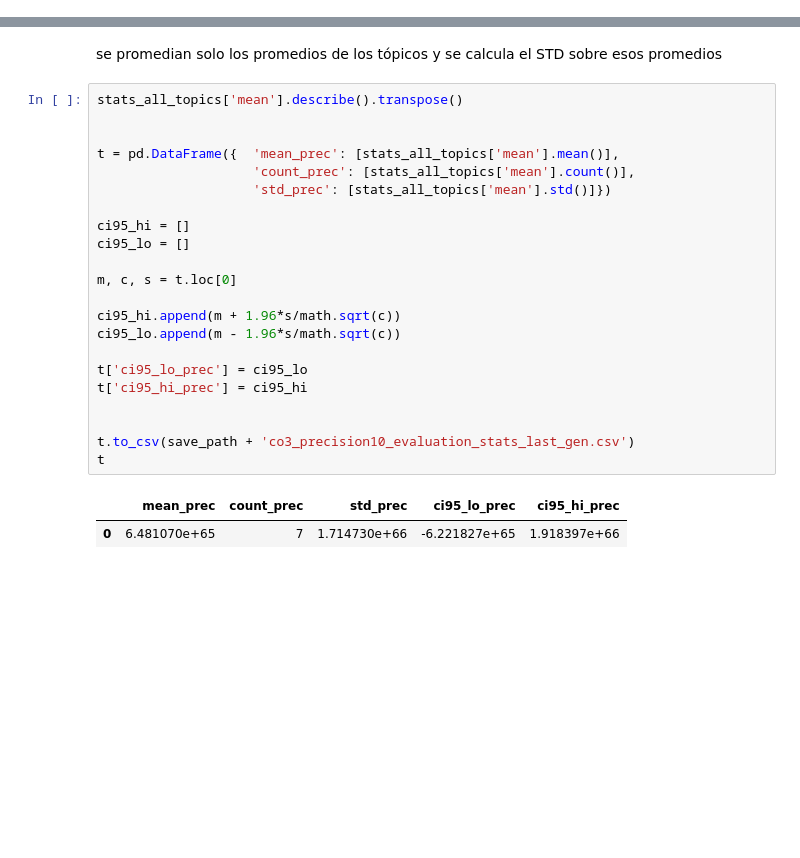
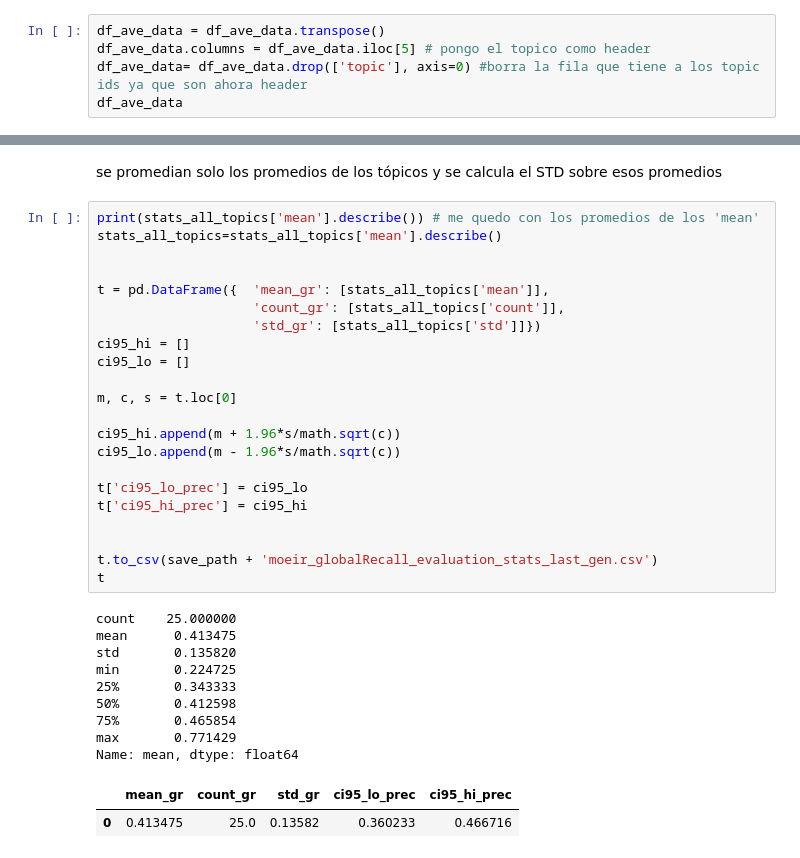
Before and after one commit to ceciliabaggio/mogp_with_terms, a Jupyter notebook: moeir_comparison/moeir_globalRecall.ipynb, the cells around one changed output, grey strips where cells are left out. Drawn from its saved outputs; the diff is of its cells as text; blank space fills up the shorter version.

```diff
--- a/moeir_comparison/moeir_globalRecall.ipynb
+++ b/moeir_comparison/moeir_globalRecall.ipynb
@@ -119,3 +119,8 @@ Name: 1, dtype: float64
 | 22 | 0.301120 | 0.197479 | 0.282913 | 0.212885 | 0.180672 | 58 |
 | 23 | 0.269231 | 0.189560 | 0.258242 | 0.109890 | 0.296703 | 586 |
 | 24 | 0.328947 | 0.500000 | 0.447368 | 0.539474 | 0.315789 | 99 |
+# %%
+df_ave_data = df_ave_data.transpose()
+df_ave_data.columns = df_ave_data.iloc[5] # pongo el topico como header
+df_ave_data= df_ave_data.drop(['topic'], axis=0) #borra la fila que tiene a los topic ids ya que son ahora header
+df_ave_data
@@ -145,28 +168,37 @@ stats_all_topics
 # %% [markdown]
 se promedian solo los promedios de los tópicos y se calcula el STD sobre esos promedios
 # %%
-stats_all_topics['mean'].describe().transpose()
+print(stats_all_topics['mean'].describe()) # me quedo con los promedios de los 'mean'
+stats_all_topics=stats_all_topics['mean'].describe()
 
 
-t = pd.DataFrame({  'mean_prec': [stats_all_topics['mean'].mean()],
-                    'count_prec': [stats_all_topics['mean'].count()],
-                    'std_prec': [stats_all_topics['mean'].std()]})
-
+t = pd.DataFrame({  'mean_gr': [stats_all_topics['mean']],
+                    'count_gr': [stats_all_topics['count']],
+                    'std_gr': [stats_all_topics['std']]})
 ci95_hi = []
 ci95_lo = []
 
 m, c, s = t.loc[0]
 
 ci95_hi.append(m + 1.96*s/math.sqrt(c))
 ci95_lo.append(m - 1.96*s/math.sqrt(c))
 
 t['ci95_lo_prec'] = ci95_lo
 t['ci95_hi_prec'] = ci95_hi
 
 
-t.to_csv(save_path + 'co3_precision10_evaluation_stats_last_gen.csv')
+t.to_csv(save_path + 'moeir_globalRecall_evaluation_stats_last_gen.csv')
 t
 # %% [output]
+count    25.000000
+mean      0.413475
+std       0.135820
+min       0.224725
+25%       0.343333
+50%       0.412598
+75%       0.465854
+max       0.771429
+Name: mean, dtype: float64
-|  | mean_prec | count_prec | std_prec | ci95_lo_prec | ci95_hi_prec |
-| 0 | 6.481070e+65 | 7 | 1.714730e+66 | -6.221827e+65 | 1.918397e+66 |
+|  | mean_gr | count_gr | std_gr | ci95_lo_prec | ci95_hi_prec |
+| 0 | 0.413475 | 25.0 | 0.13582 | 0.360233 | 0.466716 |
 # %%
```
Also changed, not shown: parts of 5 cells of this notebook, 20 other files.
